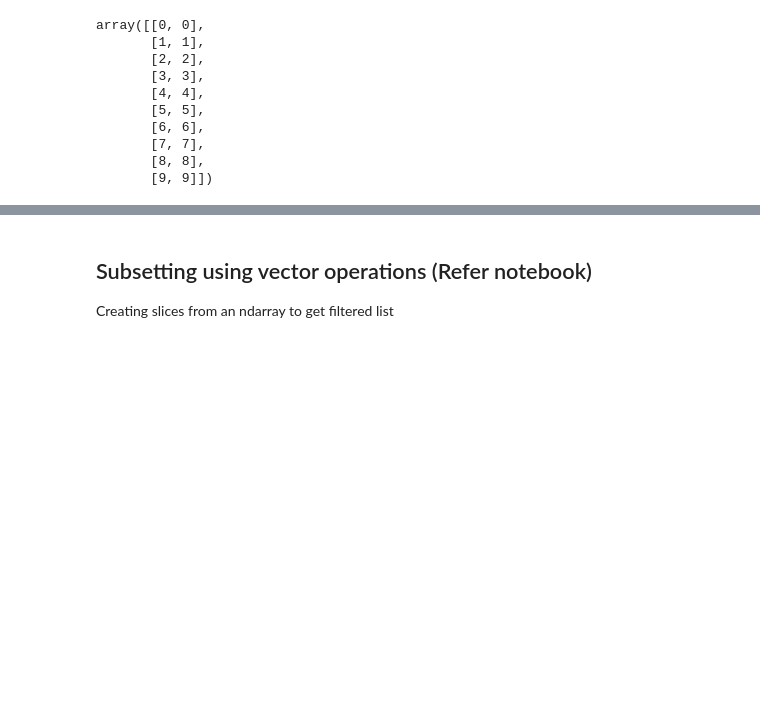
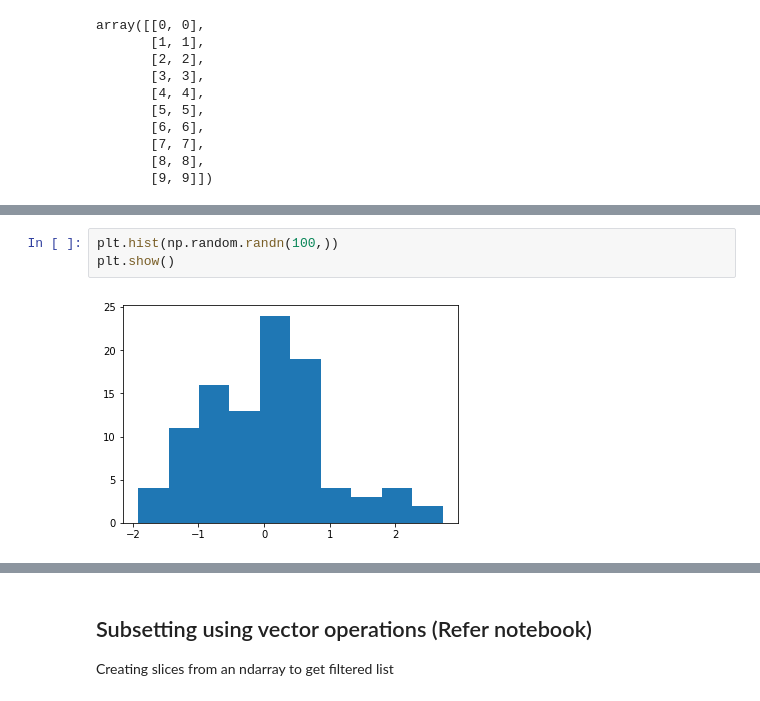
Before and after one commit to pratos/python4ds, a Jupyter notebook: notebooks/Numpy Snippets.ipynb, the cells around one changed output, grey strips where cells are left out. Drawn from its saved outputs; the diff is of its cells as text; blank space fills up the shorter version.

```diff
--- a/notebooks/Numpy Snippets.ipynb
+++ b/notebooks/Numpy Snippets.ipynb
@@ -228,0 +332,5 @@ array([[0, 0],
+# %%
+plt.hist(np.random.randn(100,))
+plt.show()
+# %% [output]
+[figure, added]
```
Also changed, not shown: parts of 61 cells of this notebook.
